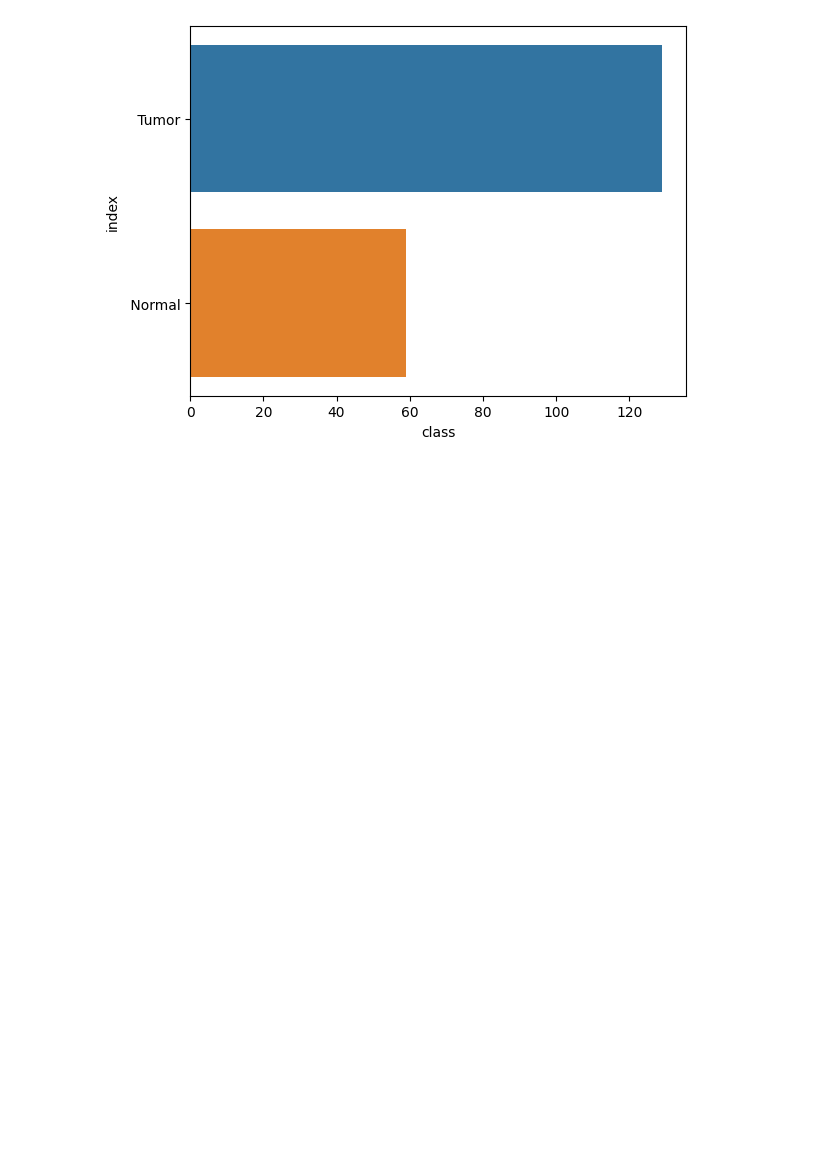
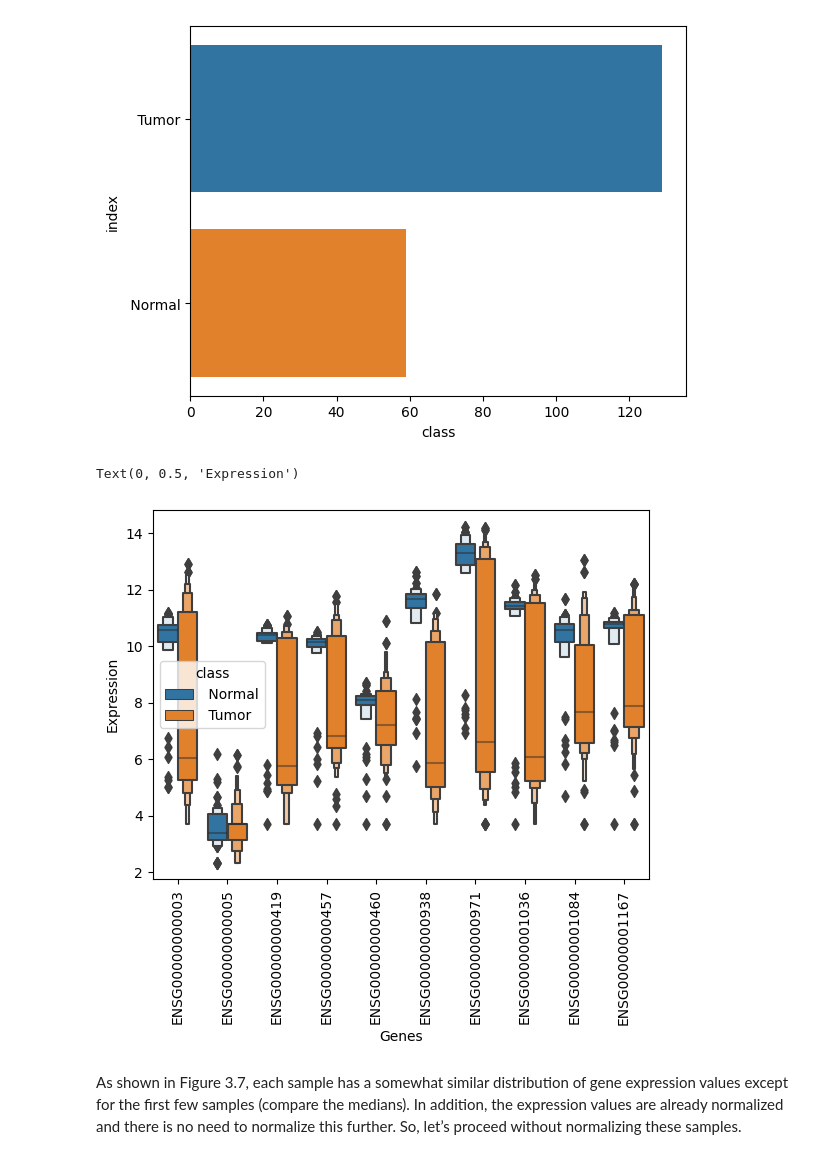
Before and after one commit to drclab/MLDL-Compunomics, a Jupyter notebook: drclab/ch_3.ipynb, the cells around one changed output. Saved outputs shown, nothing was run; the diff lists cells and outputs as text; code cells hidden in the pictures; blank space fills up the shorter version.

Commit message:
melt boxplot

```diff
--- a/drclab/ch_3.ipynb
+++ b/drclab/ch_3.ipynb
@@ -53,3 +51,15 @@ sns.barplot(x= 'class', y = 'index', data = df)
 # %% [output]
 <AxesSubplot: xlabel='class', ylabel='index'>
 [figure]
+# %%
+df_lung_long = pd.melt(df_lung.iloc[:,1:12], id_vars='class')
+# %%
+ax = sns.boxenplot(x = 'variable', y='value', data =  df_lung_long, hue='class')
+ax.set_xticklabels(ax.get_xticklabels(), rotation=90)
+plt.xlabel('Genes')
+plt.ylabel('Expression')
+# %% [output]
+Text(0, 0.5, 'Expression')
+[figure, added]
+# %% [markdown]
+As shown in Figure 3.7, each sample has a somewhat similar distribution of gene expression values except for the first few samples (compare the medians). In addition, the expression values are already normalized and there is no need to normalize this further. So, let’s proceed without normalizing these samples.
```
Also changed, not shown: parts of 3 cells of this notebook.
